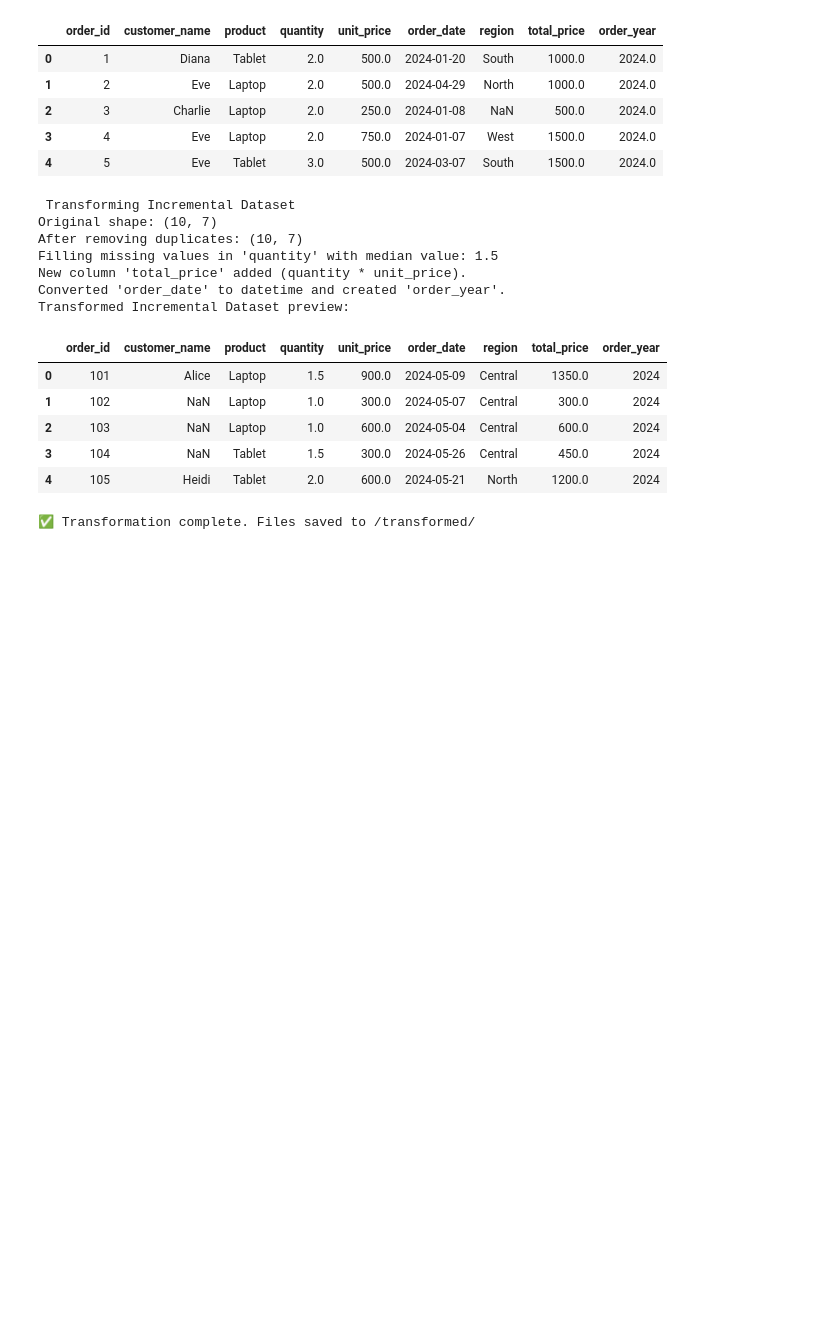
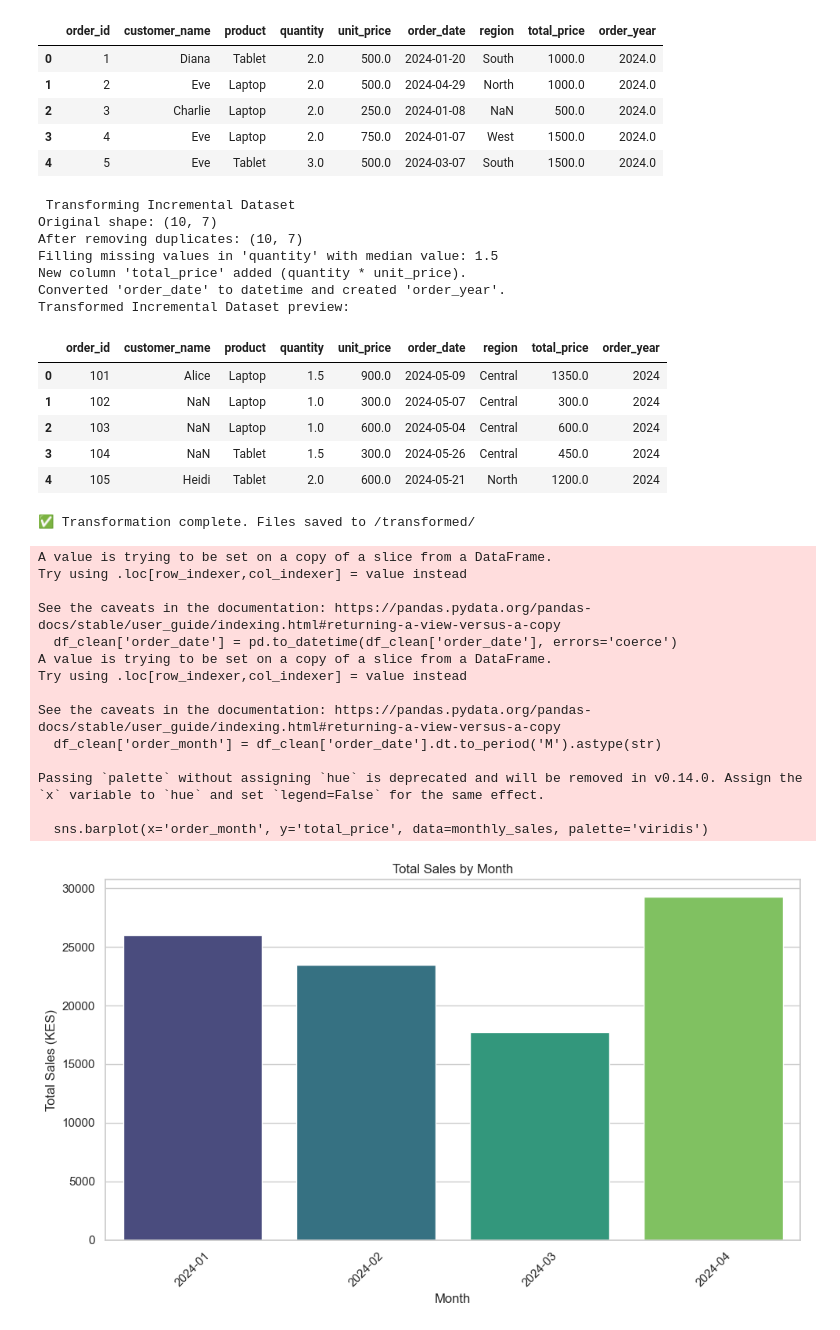
Before and after one commit to Ritzy10/DSA2040A_ETL_Midterm_Rita_940, a Jupyter notebook: etl_transform.ipynb, the cells around one changed output. Drawn from its saved outputs; the diff is of its cells as text; code cells hidden in the pictures; blank space fills up the shorter version.

Commit message:
Added visualizations to etl_transform, updated README and screenshots

```diff
--- a/etl_transform.ipynb
+++ b/etl_transform.ipynb
@@ -98,3 +98,59 @@ Transformed Incremental Dataset preview:
 | 3 | 104 | NaN | Tablet | 1.5 | 300.0 | 2024-05-26 | Central | 450.0 | 2024 |
 | 4 | 105 | Heidi | Tablet | 2.0 | 600.0 | 2024-05-21 | North | 1200.0 | 2024 |
 ✅ Transformation complete. Files saved to /transformed/
+# %%
+# FOR VISUALIZATIONS
+import pandas as pd
+import matplotlib.pyplot as plt
+import seaborn as sns
+
+# Load data
+df = pd.read_csv('transformed/transformed_full.csv')
+
+# Optional: Create total_price and order_year if not already there
+if 'total_price' not in df.columns and 'quantity' in df.columns and 'unit_price' in df.columns:
+    df['total_price'] = df['quantity'] * df['unit_price']
+if 'order_year' not in df.columns and 'order_date' in df.columns:
+    df['order_date'] = pd.to_datetime(df['order_date'], errors='coerce')
+    df['order_year'] = df['order_date'].dt.year
+
+# Clean NaNs before plotting
+df_clean = df.dropna(subset=['product', 'quantity', 'unit_price', 'total_price', 'order_year'])
+
+# Set Seaborn style
+sns.set(style="whitegrid")
+# %%
+# Ensure order_date is datetime
+df_clean['order_date'] = pd.to_datetime(df_clean['order_date'], errors='coerce')
+
+# Create a new column for Year-Month
+df_clean['order_month'] = df_clean['order_date'].dt.to_period('M').astype(str)
+
+# Group by month
+monthly_sales = df_clean.groupby('order_month')['total_price'].sum().reset_index()
+
+# Plot
+plt.figure(figsize=(10, 6))
+sns.barplot(x='order_month', y='total_price', data=monthly_sales, palette='viridis')
+plt.title('Total Sales by Month')
+plt.xlabel('Month')
+plt.ylabel('Total Sales (KES)')
+plt.xticks(rotation=45)
+plt.tight_layout()
+plt.show()
+# %% [output]
+A value is trying to be set on a copy of a slice from a DataFrame.
+Try using .loc[row_indexer,col_indexer] = value instead
+
+See the caveats in the documentation: https://pandas.pydata.org/pandas-docs/stable/user_guide/indexing.html#returning-a-view-versus-a-copy
+  df_clean['order_date'] = pd.to_datetime(df_clean['order_date'], errors='coerce')
+A value is trying to be set on a copy of a slice from a DataFrame.
+Try using .loc[row_indexer,col_indexer] = value instead
+
+See the caveats in the documentation: https://pandas.pydata.org/pandas-docs/stable/user_guide/indexing.html#returning-a-view-versus-a-copy
+  df_clean['order_month'] = df_clean['order_date'].dt.to_period('M').astype(str)
+
+Passing `palette` without assigning `hue` is deprecated and will be removed in v0.14.0. Assign the `x` variable to `hue` and set `legend=False` for the same effect.
+
+  sns.barplot(x='order_month', y='total_price', data=monthly_sales, palette='viridis')
+[figure, added]
```
Also changed, not shown: parts of 2 cells of this notebook, 5 other files.
